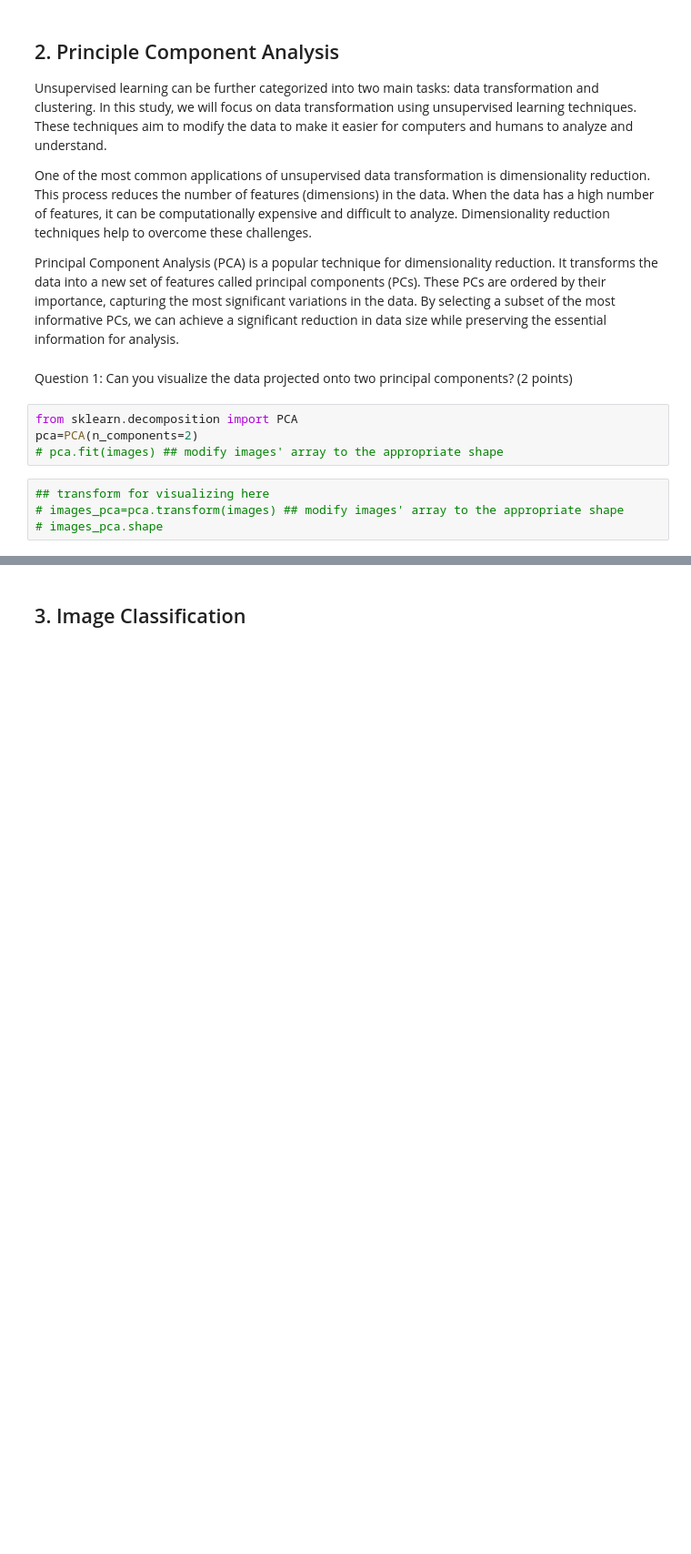
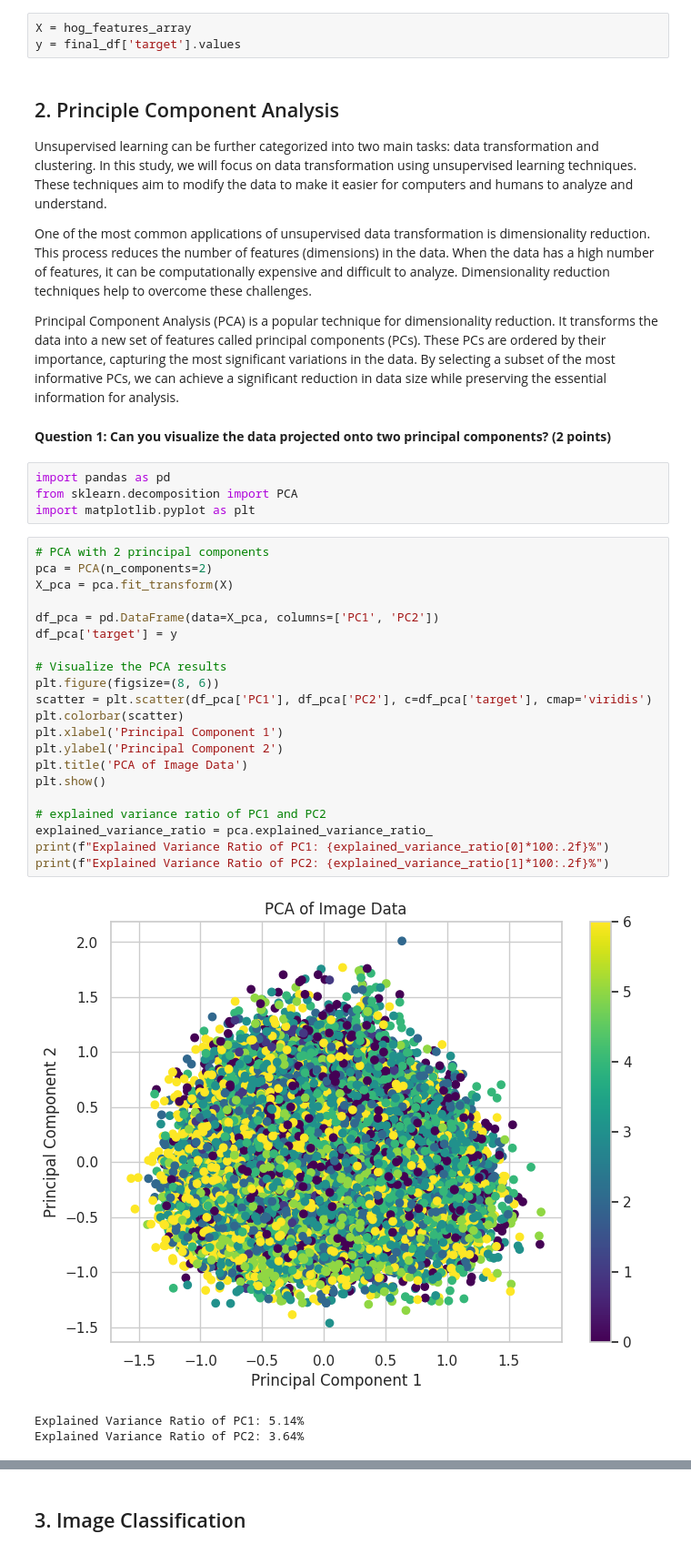
Before and after one commit to KimThy13/Fundamental-ML, a Jupyter notebook: notebooks/EDA.ipynb, the cells around one changed output, grey strips where cells are left out. Shown at 91% size. Saved outputs shown, nothing was run; the diff lists cells and outputs as text; blank space fills up the shorter version.

```diff
--- a/notebooks/EDA.ipynb
+++ b/notebooks/EDA.ipynb
@@ -66,3 +308,6 @@ show_img(images, labels)
+# %%
+X = hog_features_array
+y = final_df['target'].values
 # %% [markdown]
 ## 2. Principle Component Analysis
 
@@ -72,13 +317,34 @@ One of the most common applications of unsupervised data transformation is dimen
 
 Principal Component Analysis (PCA) is a popular technique for dimensionality reduction. It transforms the data into a new set of features called principal components (PCs). These PCs are ordered by their importance, capturing the most significant variations in the data. By selecting a subset of the most informative PCs, we can achieve a significant reduction in data size while preserving the essential information for analysis.
 # %% [markdown]
-Question 1: Can you visualize the data projected onto two principal components? (2 points)
+**Question 1: Can you visualize the data projected onto two principal components? (2 points)**
-# %%
-from sklearn.decomposition import PCA
-pca=PCA(n_components=2)
-# pca.fit(images) ## modify images' array to the appropriate shape
-# %%
-## transform for visualizing here
-# images_pca=pca.transform(images) ## modify images' array to the appropriate shape
-# images_pca.shape
+# %%
+import pandas as pd
+from sklearn.decomposition import PCA
+import matplotlib.pyplot as plt
+# %%
+# PCA with 2 principal components
+pca = PCA(n_components=2)
+X_pca = pca.fit_transform(X)
+
+df_pca = pd.DataFrame(data=X_pca, columns=['PC1', 'PC2'])
+df_pca['target'] = y
+
+# Visualize the PCA results
+plt.figure(figsize=(8, 6))
+scatter = plt.scatter(df_pca['PC1'], df_pca['PC2'], c=df_pca['target'], cmap='viridis')
+plt.colorbar(scatter)
+plt.xlabel('Principal Component 1')
+plt.ylabel('Principal Component 2')
+plt.title('PCA of Image Data')
+plt.show()
+
+# explained variance ratio of PC1 and PC2
+explained_variance_ratio = pca.explained_variance_ratio_
+print(f"Explained Variance Ratio of PC1: {explained_variance_ratio[0]*100:.2f}%")
+print(f"Explained Variance Ratio of PC2: {explained_variance_ratio[1]*100:.2f}%")
+# %% [output]
+[figure, added]
+Explained Variance Ratio of PC1: 5.14%
+Explained Variance Ratio of PC2: 3.64%
 # %% [markdown]
```
Also changed, not shown: parts of 105 cells of this notebook.
